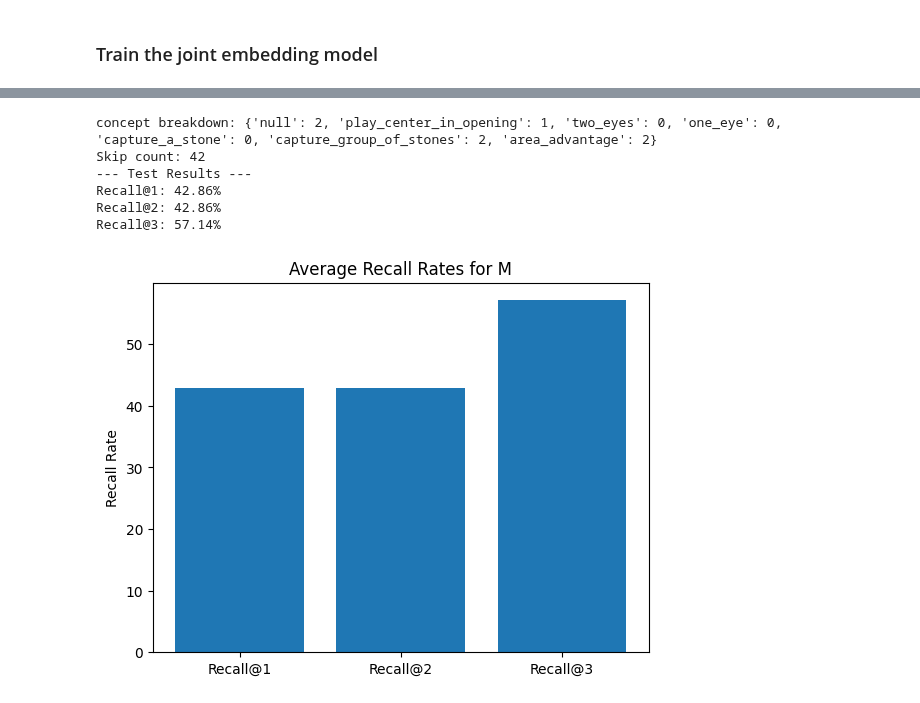
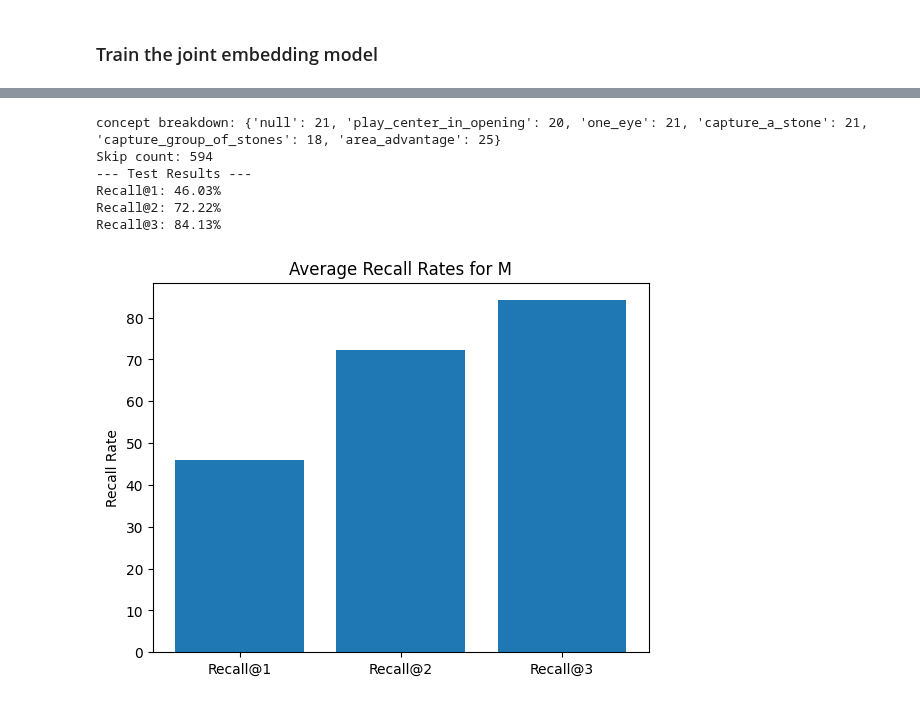
Before and after one commit to erikssommer/xai-concept-methods-drl, a Jupyter notebook: notebooks/joint_embedding_model.ipynb, the cells around one changed output, grey strips where cells are left out. Drawn from its saved outputs; the diff is of its cells as text; code cells hidden in the pictures.

```diff
--- a/notebooks/joint_embedding_model.ipynb
+++ b/notebooks/joint_embedding_model.ipynb
@@ -43,7 +43,7 @@ resnet = True
 model_type = "resnet" if resnet else "convnet"
 
 agents_to_sample = [0, 10, 20, 60, 100, 500]
-cases_to_sample = 5
+cases_to_sample = 100
 
 full_model_path = f"../models/saved_sessions/{model_type}/board_size_{board_size}/{session_name}/"
 
@@ -118,7 +118,7 @@ for i in range(len(train_states)):
 # %%
 jem = JointEmbeddingModel(vocab_size=vocab_size, max_sent_len=max_sent_len, board_size=board_size, learning_rate=lr)
 
-jem.fit(train_states, train_explanations, train_labels, val_states, val_explanations, val_labels, epochs=100, batch_size=batch_size)
+loss_history, val_loss_history = jem.fit(train_states, train_explanations, train_labels, val_states, val_explanations, val_labels, epochs=60, batch_size=batch_size)
 
 jem.save_model('../models/jem/joint_embedding_model.keras')
 # %% [output]
@@ -143,5 +151,5 @@ ________________________________________________________________________________
 # %%
-use_saved_model = True
+use_saved_model = False
 
 if use_saved_model:
     jem = JointEmbeddingModel(load_path='../models/jem/joint_embedding_model.keras', vocab_size=vocab_size, max_sent_len=max_sent_len, board_size=board_size, learning_rate=lr)
@@ -201,39 +209,39 @@ for i in range(len(test_states)):
     if gt_key == key_at_1:
         recall_at_1 += 1  # Increment the count of recall at 1
     if gt_key == key_at_1 or gt_key == key_at_2:
         recall_at_2 += 1  # Increment the count of recall at 2
     if gt_key == key_at_1 or gt_key == key_at_2 or gt_key == key_at_3:
         recall_at_3 += 1  # Increment the count of recall at 3
 
     explanation_predictions.append(data_utils.translate_explanation(explanation_list[predicted_index]))  # Append the predicted explanation
     predicted_explanation_embeddings.append(total_explanation_embeddings[predicted_index])  # Append the predicted explanation embedding
     predicted_state_embeddings.append(total_state_embeddings[predicted_index])  # Append the predicted state embedding
 
 recall_at_1_percent = round((recall_at_1 / float(len(test_states) - count_ignore)) * 100, 2)  # Calculate recall at 1 percentage
 recall_at_2_percent = round((recall_at_2 / float(len(test_states) - count_ignore)) * 100, 2)  # Calculate recall at 2 percentage
 recall_at_3_percent = round((recall_at_3 / float(len(test_states) - count_ignore)) * 100, 2)  # Calculate recall at 3 percentage
 
 print("concept breakdown: " + str(gt_dict))  # Print the concept breakdown
 print("Skip count: " + str(count_ignore))  # Print the skip count
 print("--- Test Results ---")
 print(f"Recall@1: {recall_at_1_percent}%")  # Print recall at 1 percentage
 print(f"Recall@2: {recall_at_2_percent}%")  # Print recall at 2 percentage
 print(f"Recall@3: {recall_at_3_percent}%")  # Print recall at 3 percentage
 
 # Plot the recall rates
 fig, ax = plt.subplots()
 ax.bar(['Recall@1', 'Recall@2', 'Recall@3'], [recall_at_1_percent, recall_at_2_percent, recall_at_3_percent])
 ax.set_ylabel('Recall Rate')
 ax.set_title('Average Recall Rates for M')
 plt.show()
 # %% [output]
-concept breakdown: {'null': 2, 'play_center_in_opening': 1, 'two_eyes': 0, 'one_eye': 0, 'capture_a_stone': 0, 'capture_group_of_stones': 2, 'area_advantage': 2}
-Skip count: 42
+concept breakdown: {'null': 21, 'play_center_in_opening': 20, 'one_eye': 21, 'capture_a_stone': 21, 'capture_group_of_stones': 18, 'area_advantage': 25}
+Skip count: 594
 --- Test Results ---
-Recall@1: 42.86%
-Recall@2: 42.86%
-Recall@3: 57.14%
+Recall@1: 46.03%
+Recall@2: 72.22%
+Recall@3: 84.13%
-[figure, old version]
+[figure, new version]
 # %%
 import pandas as pd
 import seaborn as sne
```
Also changed, not shown: parts of 6 cells of this notebook, 2 other files.
